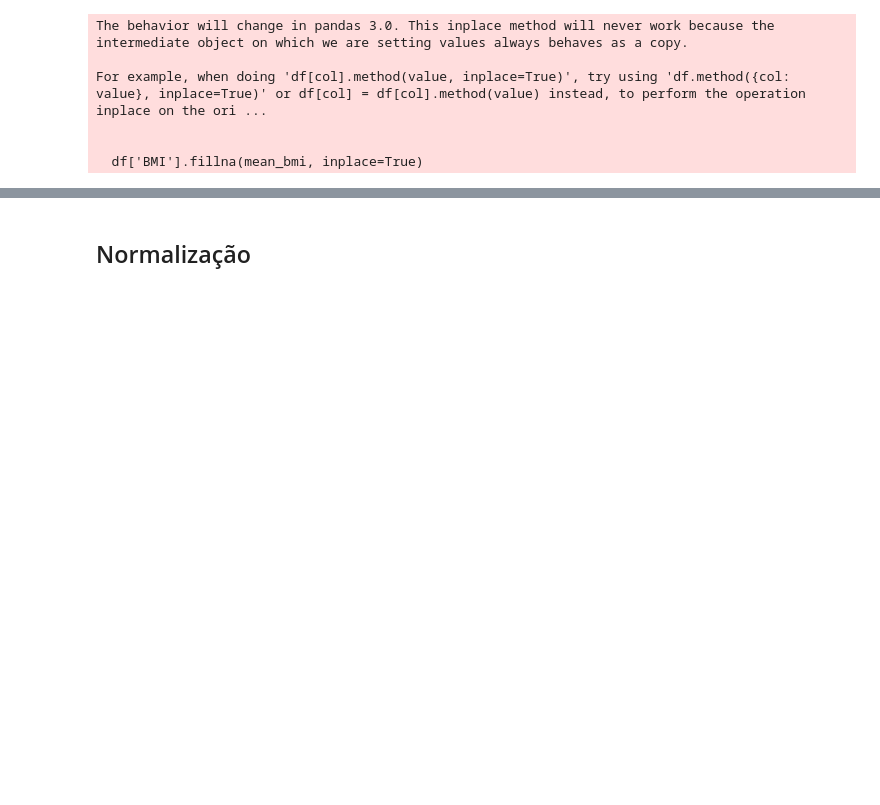
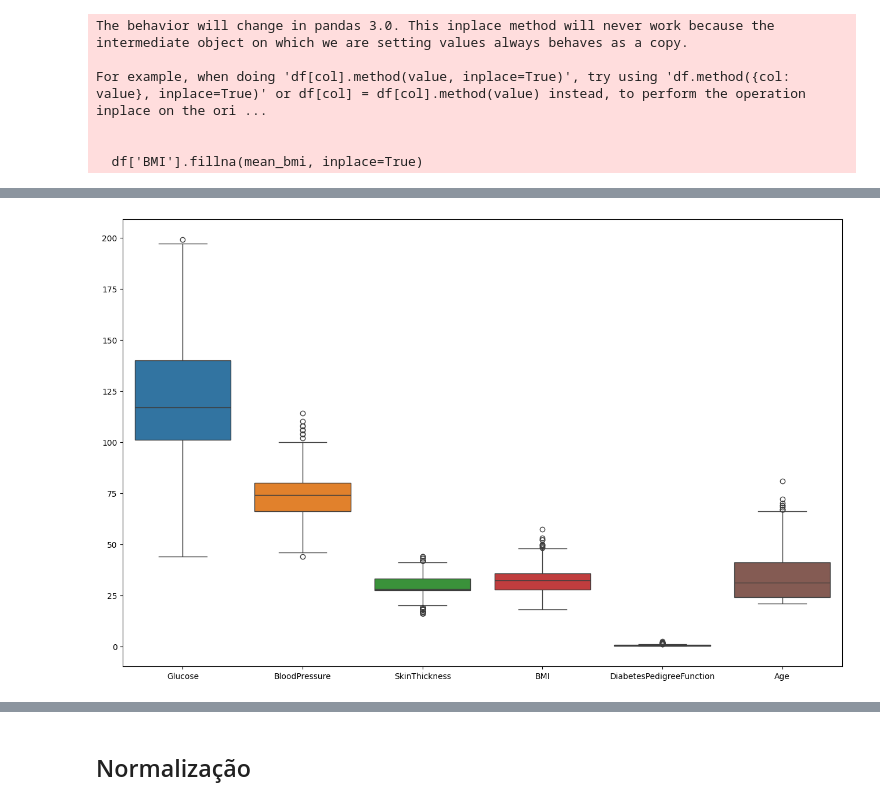
Before and after one commit to ruantmelo/ml-class, a Jupyter notebook: 01_Preprocessing/main.ipynb, the cells around one changed output, grey strips where cells are left out. Cells and saved outputs as stored; diff of their text form; code cells hidden in the pictures; blank space fills up the shorter version.

```diff
--- a/01_Preprocessing/main.ipynb
+++ b/01_Preprocessing/main.ipynb
@@ -163,0 +192,6 @@ dtype: int64
+# %%
+plt.figure(figsize= (16,10))
+sns.boxplot(data= df.drop(columns=['Outcome']))
+plt.show()
+# %% [output]
+[figure, added]
```
Also changed, not shown: parts of 15 cells of this notebook, 3 other files.
